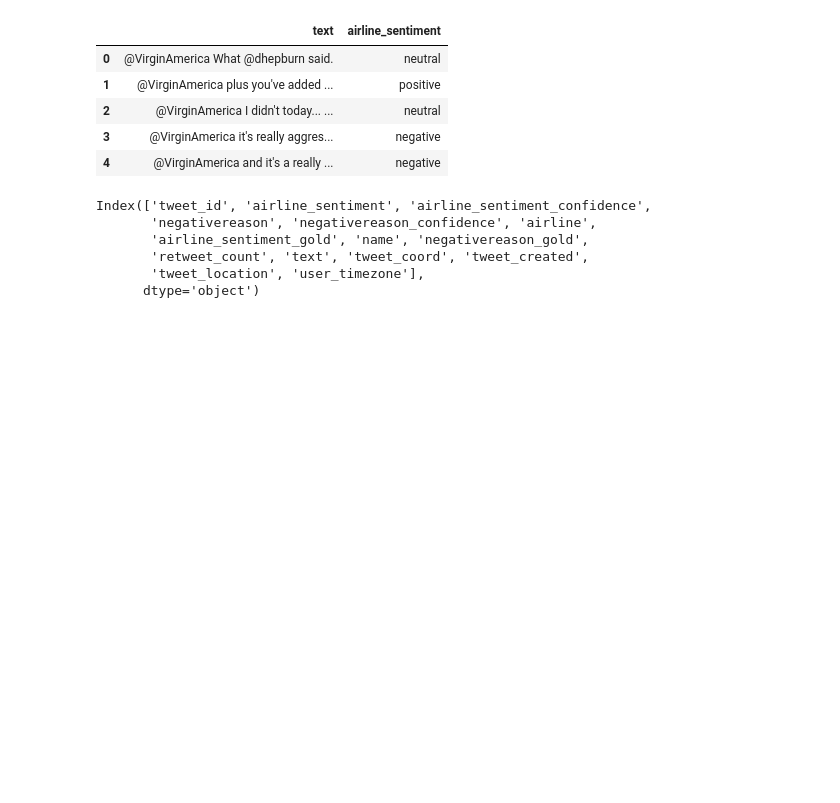
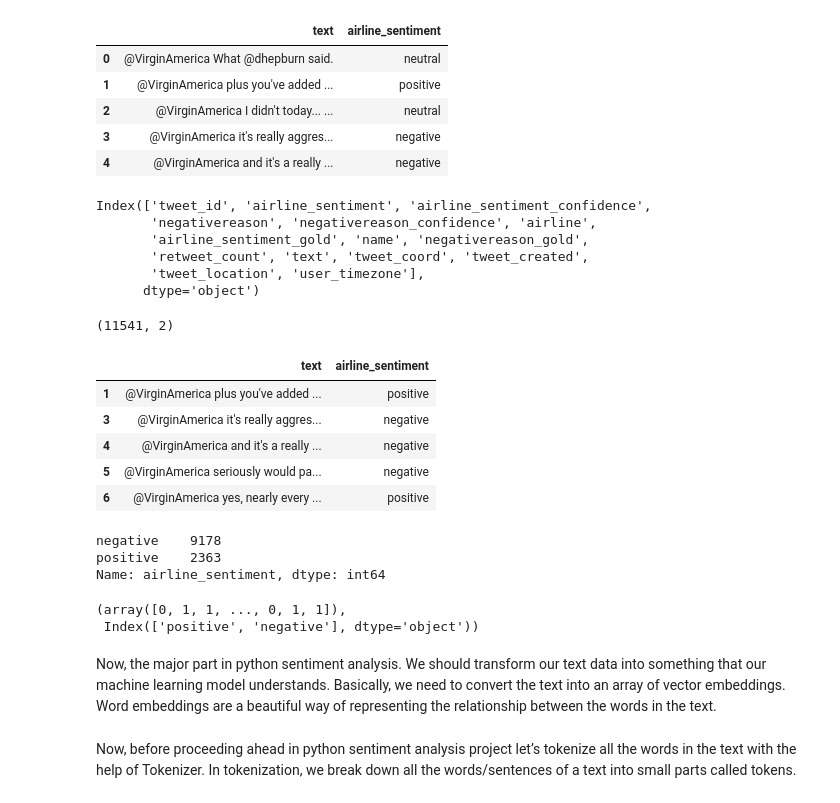
Before and after one commit to sravyagadam/EDA_Capstone, a Jupyter notebook: Sentiment_Analysis.ipynb, the cells around one changed output. Saved outputs shown, nothing was run; the diff lists cells and outputs as text; code cells hidden in the pictures; blank space fills up the shorter version.

```diff
--- a/Sentiment_Analysis.ipynb
+++ b/Sentiment_Analysis.ipynb
@@ -41,9 +41,9 @@ Mounted at /content/drive
 # %%
 df = pd.read_csv("/content/drive/My Drive/sentiment analysis/Tweets.csv")
 # %%
-review_df = df[['text','airline_sentiment']]
-print(review_df.shape)
-review_df.head(5)
+tweet_df = df[['text','airline_sentiment']]
+print(tweet_df.shape)
+tweet_df.head(5)
 # %% [output]
 (14640, 2)
 |  | text | airline_sentiment |
@@ -61,3 +61,29 @@ Index(['tweet_id', 'airline_sentiment', 'airline_sentiment_confidence',
        'retweet_count', 'text', 'tweet_coord', 'tweet_created',
        'tweet_location', 'user_timezone'],
       dtype='object')
+# %%
+tweet_df = tweet_df[tweet_df['airline_sentiment'] != 'neutral']
+print(tweet_df.shape)
+tweet_df.head(5)
+# %% [output]
+(11541, 2)
+|  | text | airline_sentiment |
+| 1 | @VirginAmerica plus you've added ... | positive |
+| 3 | @VirginAmerica it's really aggres... | negative |
+| 4 | @VirginAmerica and it's a really ... | negative |
+| 5 | @VirginAmerica seriously would pa... | negative |
+| 6 | @VirginAmerica yes, nearly every ... | positive |
+# %%
+tweet_df["airline_sentiment"].value_counts()
+# %% [output]
+negative    9178
+positive    2363
+Name: airline_sentiment, dtype: int64
+# %%
+sentiment_label = tweet_df.airline_sentiment.factorize()
+sentiment_label
+# %% [output]
+(array([0, 1, 1, ..., 0, 1, 1]),
+ Index(['positive', 'negative'], dtype='object'))
+# %% [markdown]
+Now, the major part in python sentiment analysis. We should transform our text data into something that our machine learning model understands. Basically, we need to convert the text into an array of vector embeddings. Word embeddings are a beautiful way of representing the relationship between the words in the text.
@@ -63,0 +97,2 @@ Index(['tweet_id', 'airline_sentiment', 'airline_sentiment_confidence',
+# %% [markdown]
+Now, before proceeding ahead in python sentiment analysis project let’s tokenize all the words in the text with the help of Tokenizer. In tokenization, we break down all the words/sentences of a text into small parts called tokens.
```
Also changed, not shown: parts of 13 cells of this notebook.
